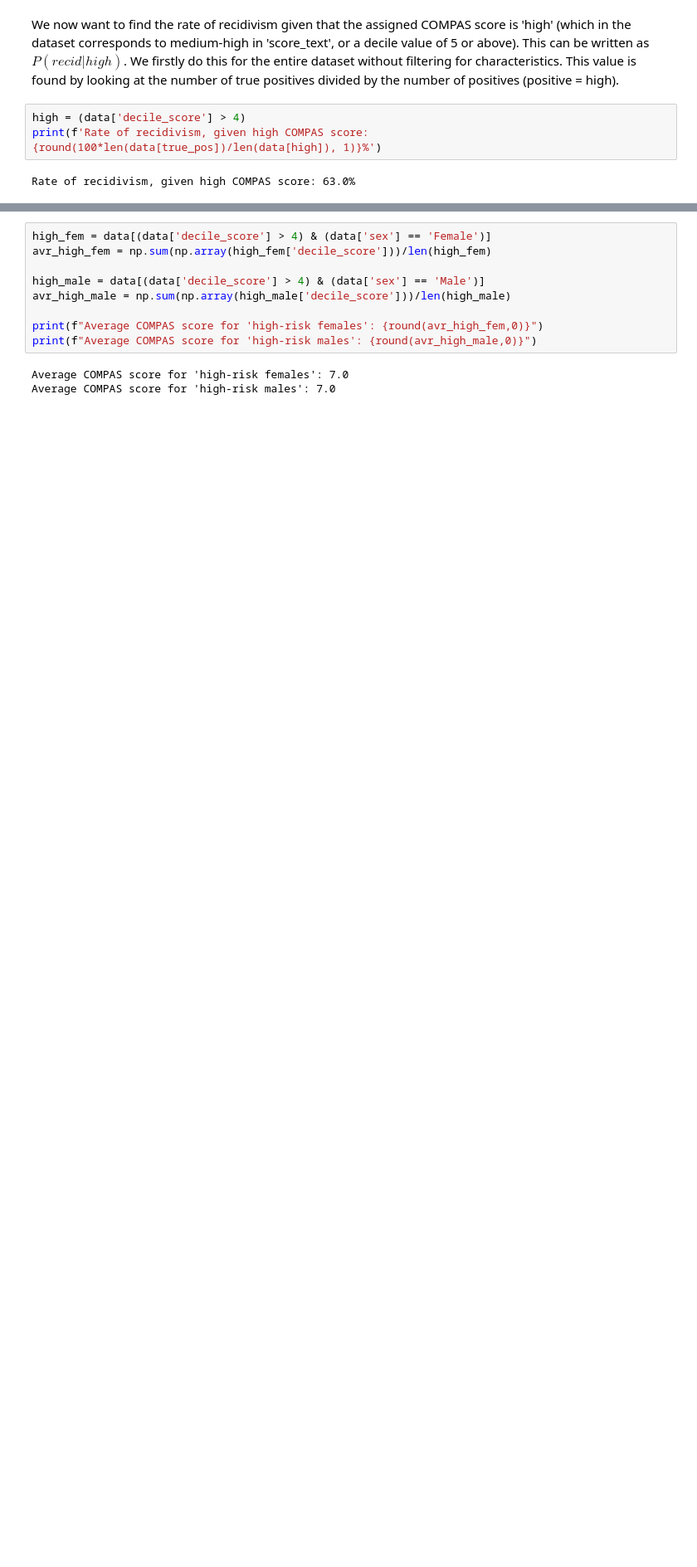
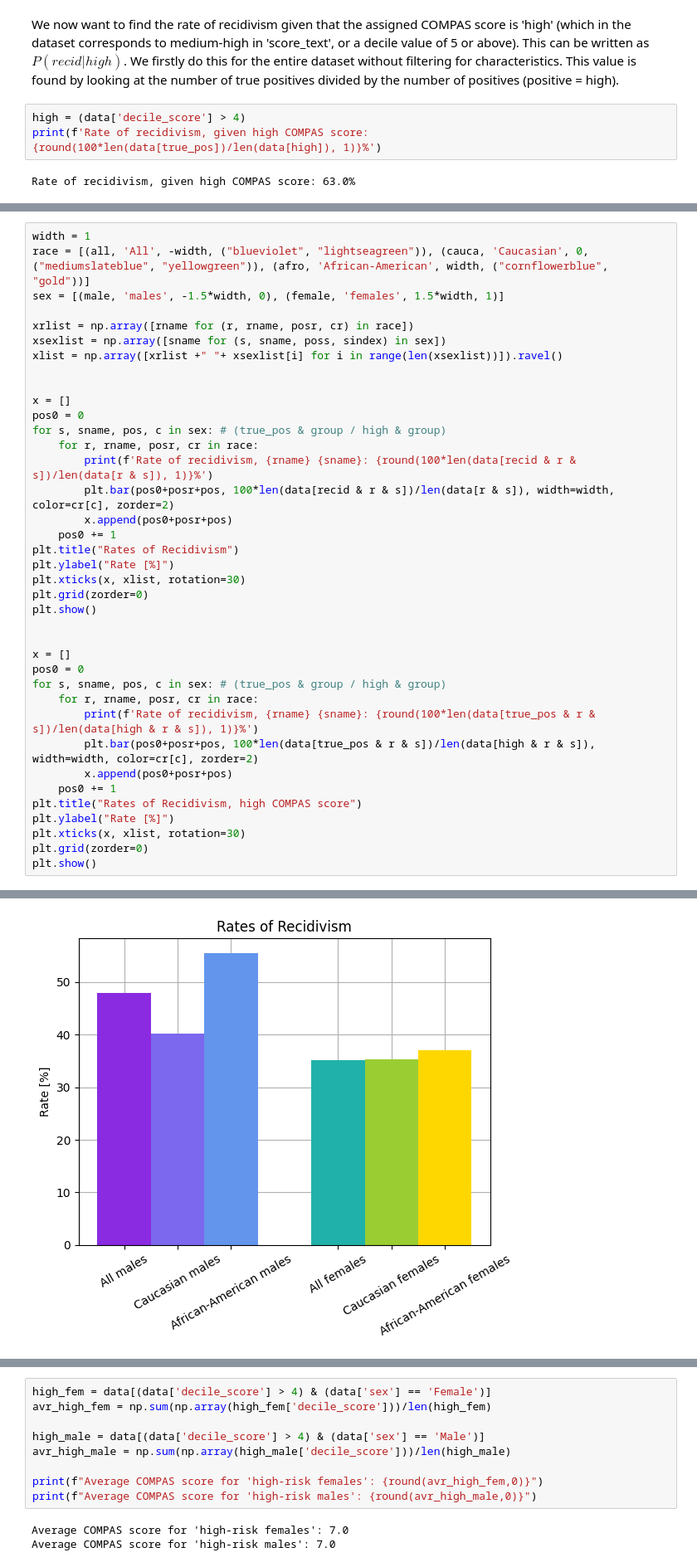
Before and after one commit to kajassandnes/HON2200_compas, a Jupyter notebook: compas_jakob.ipynb, the cells around one changed output, grey strips where cells are left out. Shown at 83% size. Drawn from its saved outputs; the diff is of its cells as text; blank space fills up the shorter version.

```diff
--- a/compas_jakob.ipynb
+++ b/compas_jakob.ipynb
@@ -101,0 +146,39 @@ Rate of recidivism, high COMPAS score, black: 65.0%
+# %%
+width = 1
+race = [(all, 'All', -width, ("blueviolet", "lightseagreen")), (cauca, 'Caucasian', 0, ("mediumslateblue", "yellowgreen")), (afro, 'African-American', width, ("cornflowerblue", "gold"))]
+sex = [(male, 'males', -1.5*width, 0), (female, 'females', 1.5*width, 1)]
+
+xrlist = np.array([rname for (r, rname, posr, cr) in race])
+xsexlist = np.array([sname for (s, sname, poss, sindex) in sex])
+xlist = np.array([xrlist +" "+ xsexlist[i] for i in range(len(xsexlist))]).ravel()
+
+
+x = []
+pos0 = 0
+for s, sname, pos, c in sex: # (true_pos & group / high & group)
+    for r, rname, posr, cr in race:
+        print(f'Rate of recidivism, {rname} {sname}: {round(100*len(data[recid & r & s])/len(data[r & s]), 1)}%')
+        plt.bar(pos0+posr+pos, 100*len(data[recid & r & s])/len(data[r & s]), width=width, color=cr[c], zorder=2)
+        x.append(pos0+posr+pos)
+    pos0 += 1
+plt.title("Rates of Recidivism")
+plt.ylabel("Rate [%]")
+plt.xticks(x, xlist, rotation=30)
+plt.grid(zorder=0)
+plt.show()
+
+
+x = []
+pos0 = 0
+for s, sname, pos, c in sex: # (true_pos & group / high & group)
+    for r, rname, posr, cr in race:
+        print(f'Rate of recidivism, {rname} {sname}: {round(100*len(data[true_pos & r & s])/len(data[high & r & s]), 1)}%')
+        plt.bar(pos0+posr+pos, 100*len(data[true_pos & r & s])/len(data[high & r & s]), width=width, color=cr[c], zorder=2)
+        x.append(pos0+posr+pos)
+    pos0 += 1
+plt.title("Rates of Recidivism, high COMPAS score")
+plt.ylabel("Rate [%]")
+plt.xticks(x, xlist, rotation=30)
+plt.grid(zorder=0)
+plt.show()
+# %% [output]
@@ -101,0 +191 @@ Rate of recidivism, high COMPAS score, black: 65.0%
+[figure, added]
```
Also changed, not shown: parts of 35 cells of this notebook.
